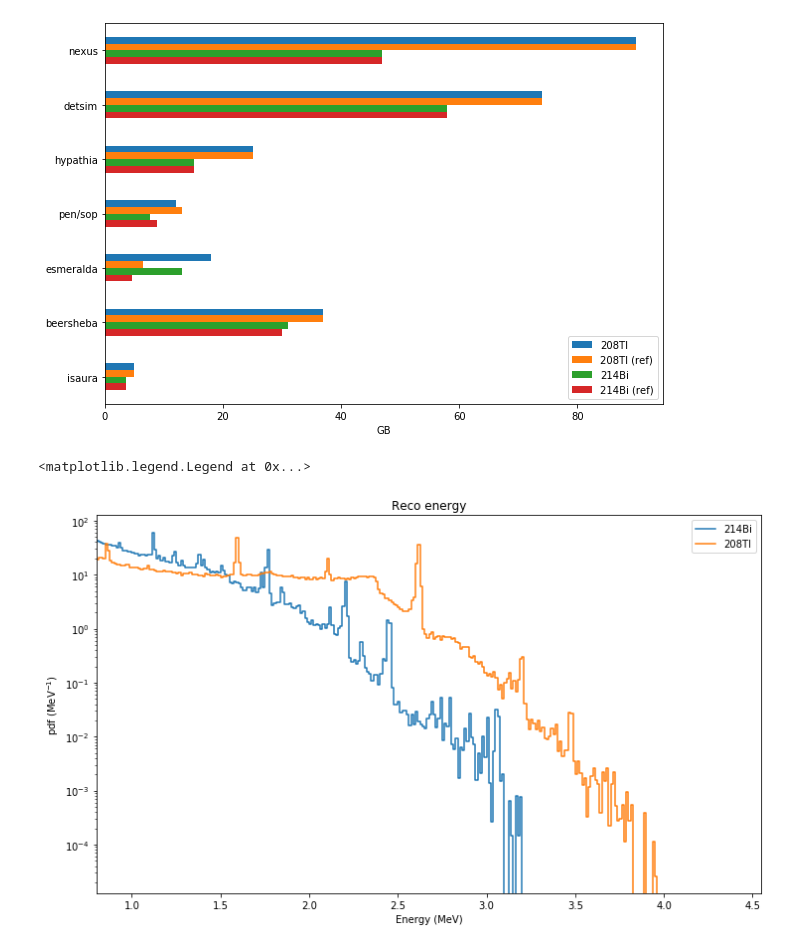
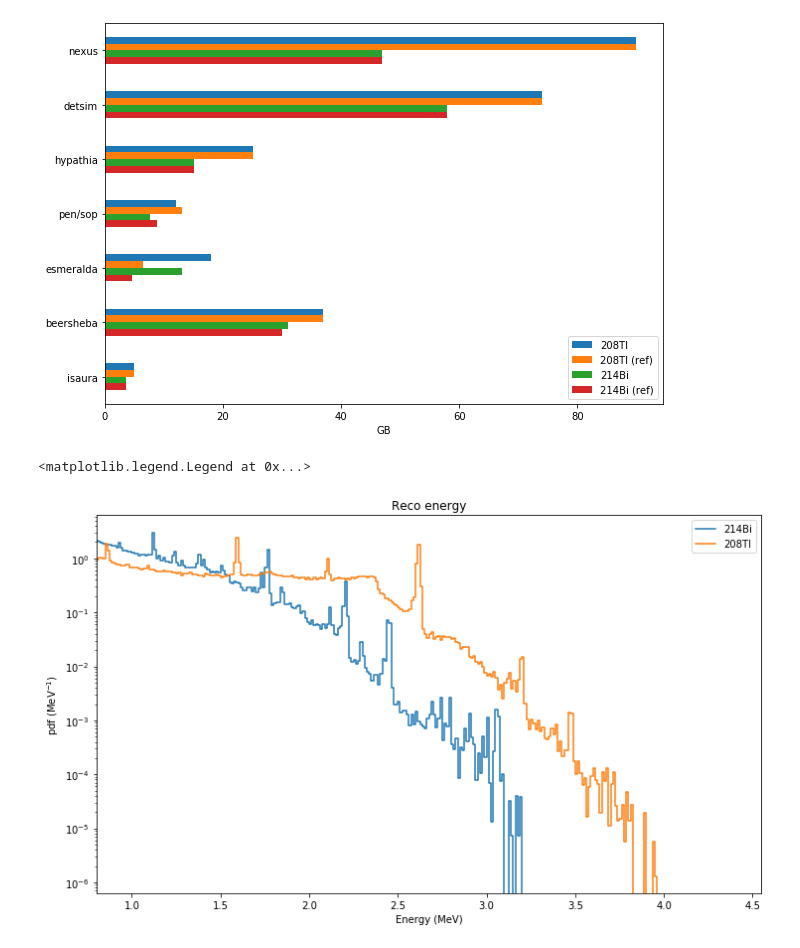
Before and after one commit to martinperezmaneiro/NEXT100_prod, a Jupyter notebook: bkg_analysis/bkg_counting_experiment.ipynb, the cells around one changed output. Drawn from its saved outputs; the diff is of its cells as text; code cells hidden in the pictures.

```diff
--- a/bkg_analysis/bkg_counting_experiment.ipynb
+++ b/bkg_analysis/bkg_counting_experiment.ipynb
@@ -176,0 +239,14 @@ np.histogram(numtracks, range = (0, numtracks.max()), bins = len(numtracks.uniqu
+# %%
+def get_tracks_info(isotope, group):#, nbins, xrange, density = False):
+    paths = sorted(glob('/mnt/lustre/scratch/nlsas/home/usc/ie/mpm/NEXT100/data/full_prod/{}/prod/volumes/*/tracks_info.h5'.format(isotope)))
+    df = pd.DataFrame([])
+    for p in paths:
+        df_ = pd.read_hdf(p, group)
+        df = df.append(df_)
+    return df
+# %%
+mcene = get_tracks_info('214Bi', 'MCEner')
+reene = get_tracks_info('214Bi', 'RecoEner')
+reenefid = get_tracks_info('214Bi', 'RecoEnerFid')
+numtr = get_tracks_info('214Bi', 'NumTracks')
+eneb2 = get_tracks_info('214Bi', 'EneBlob2')
@@ -176,0 +358,11 @@ np.histogram(numtracks, range = (0, numtracks.max()), bins = len(numtracks.uniqu
+# %%
+nbins = numtr.numb_of_tracks.max()
+xrange = (0, numtr.numb_of_tracks.max())
+tr_hist, tr_bin = np.histogram(numtr.numb_of_tracks, range = xrange, bins = nbins)
+plt.bar(tr_bin[1:-1], tr_hist[1:]/ len(numtr), fill = False, label = '214Bi')
+
+plt.xlabel('# of tracks')
+plt.ylabel('Event ratio')
+plt.title('Track multiplicity')
+plt.xticks(tr_bin[1:-1])
+plt.legend()
@@ -699,27 +914,27 @@ def get_ener_spectra(isotope, nbins, xrange, density = False, type = ''):
 # %%
 nbins = 300
 xrange = (0.8, 4.55)
 
 edges = np.linspace(xrange[0], xrange[1], nbins + 1)
 bincentres = [(edges[i]+edges[i+1])/2. for i in range(len(edges)-1)]
 
 ener_bi, hist_bi = get_ener_spectra('214Bi', nbins, xrange, density = True, type = '_reco')
 ener_tl, hist_tl = get_ener_spectra('208Tl', nbins, xrange, density = True, type = '_reco')
 
 plt.figure(figsize=(12, 7))
-plt.step(bincentres, sum(hist_bi), where = 'mid', label = '214Bi')
-plt.step(bincentres, sum(hist_tl), where = 'mid', label = '208Tl')
+plt.step(bincentres, sum(hist_bi) / len(hist_bi), where = 'mid', label = '214Bi')
+plt.step(bincentres, sum(hist_tl) / len(hist_tl), where = 'mid', label = '208Tl')
 
 
 plt.yscale('log')
 plt.xlabel('Energy (MeV)')
 plt.ylabel(r'pdf (MeV$^{-1}$)')
 plt.title('Reco energy')
 plt.xlim(xrange)
 plt.legend()
 # %% [output]
 <matplotlib.legend.Legend at 0x...>
-[figure, old version]
+[figure, new version]
 # %%
 nbins = 300
 xrange = (0.8, 4.55)
```
Also changed, not shown: parts of 18 cells of this notebook, 33 other files.
